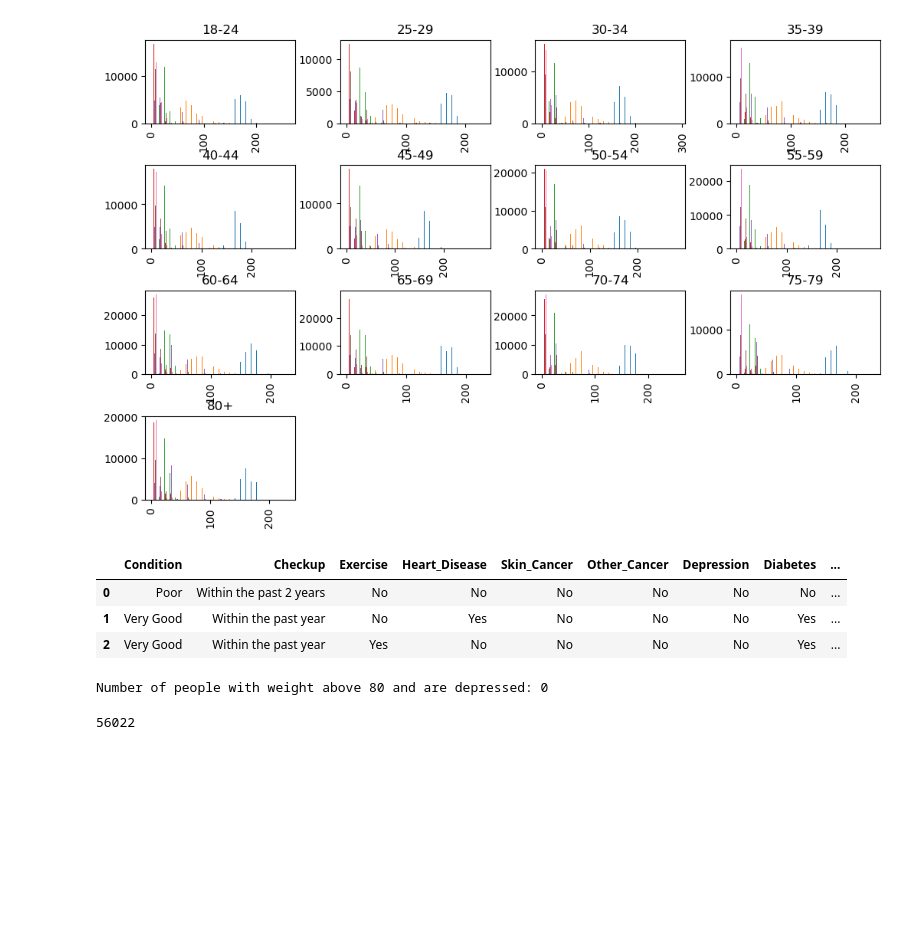
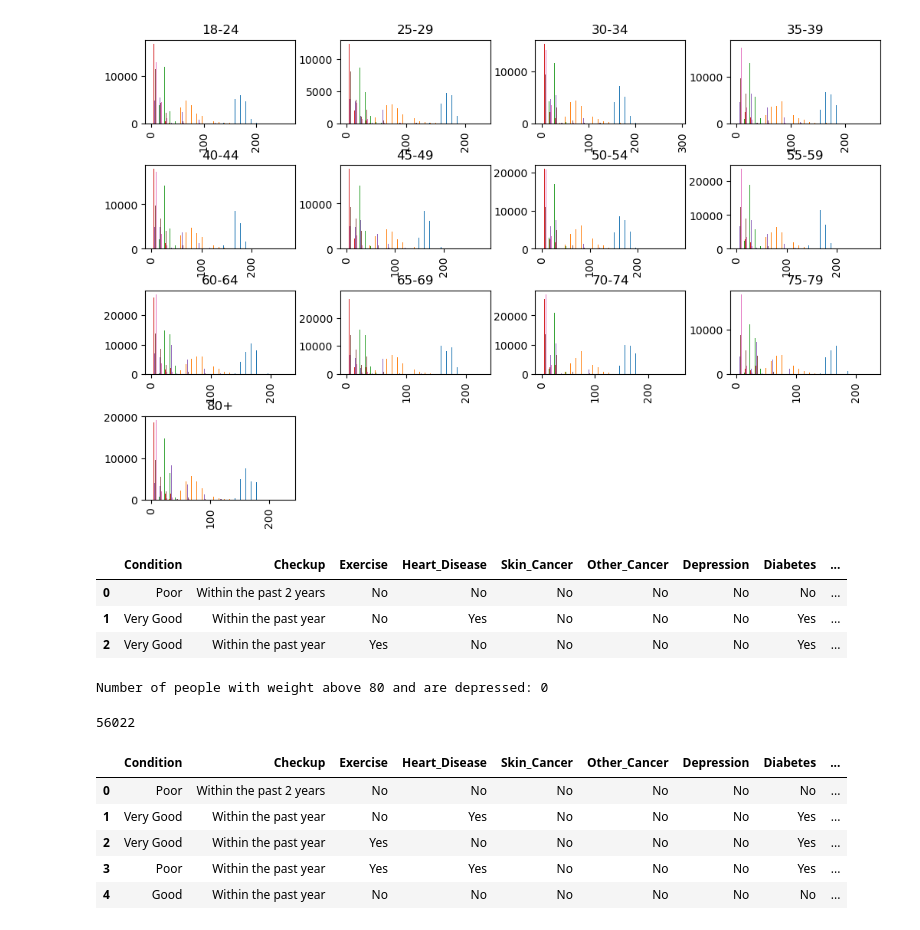
Before and after one commit to anujleo/Data_Analysis, a Jupyter notebook: Health_Data.ipynb, the cells around one changed output. Cells and saved outputs as stored; diff of their text form; code cells hidden in the pictures; blank space fills up the shorter version.

```diff
--- a/Health_Data.ipynb
+++ b/Health_Data.ipynb
@@ -143,3 +143,12 @@ kk = ff[(ff['Weight']> 100)]
 print(len(kk))
 # %% [output]
 56022
+# %%
+df.head()
+# %% [output]
+|  | Condition | Checkup | Exercise | Heart_Disease | Skin_Cancer | Other_Cancer | Depression | Diabetes | ... |
+| 0 | Poor | Within the past 2 years | No | No | No | No | No | No | ... |
+| 1 | Very Good | Within the past year | No | Yes | No | No | No | Yes | ... |
+| 2 | Very Good | Within the past year | Yes | No | No | No | No | Yes | ... |
+| 3 | Poor | Within the past year | Yes | Yes | No | No | No | Yes | ... |
+| 4 | Good | Within the past year | No | No | No | No | No | No | ... |
```
Also changed, not shown: 1 other file.
